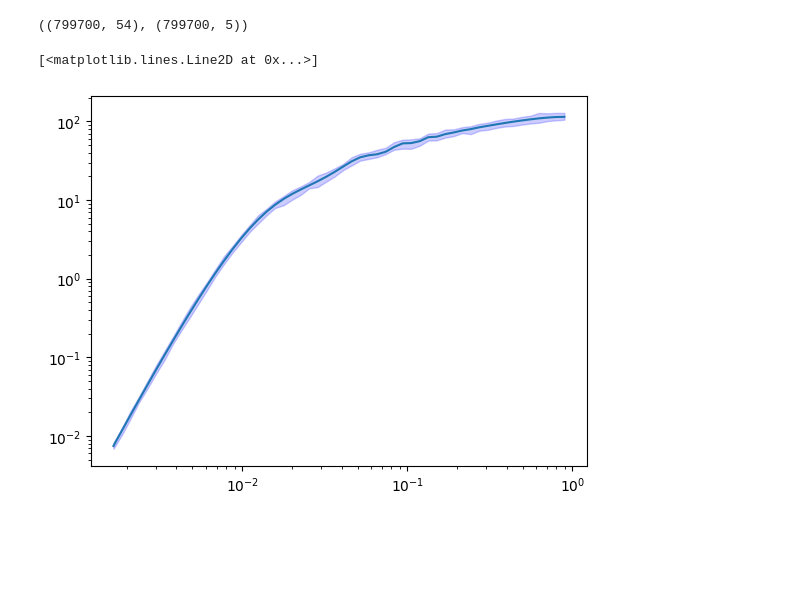
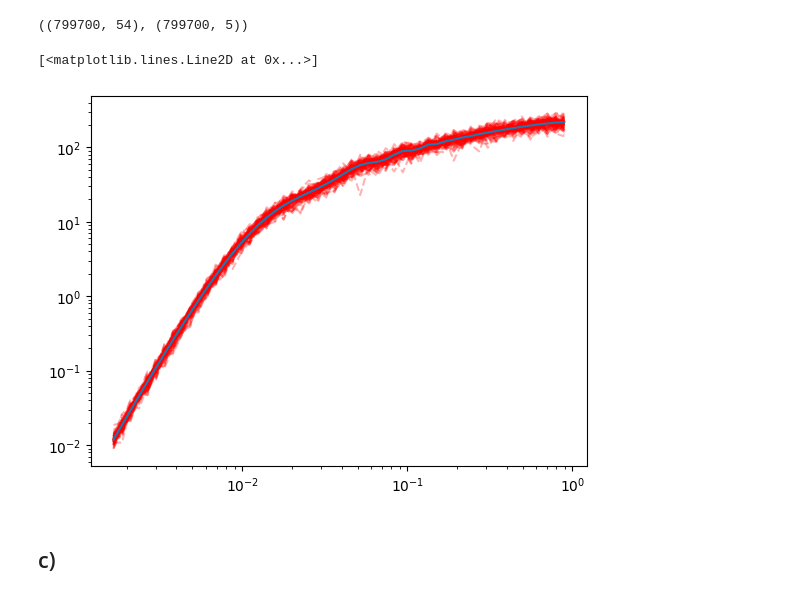
Before and after one commit to JoeyWee1/Machine-Learning-Enhanced-Inference-of-the-21-cm-Power-Spectrum-at-Cosmic-Dawn, a Jupyter notebook: ML_inference.ipynb, the cells around one changed output. Drawn from its saved outputs; the diff is of its cells as text; code cells hidden in the pictures; blank space fills up the shorter version.

```diff
--- a/ML_inference.ipynb
+++ b/ML_inference.ipynb
@@ -292,20 +292,26 @@ pnoisy_train.shape, theta_noisy_train.shape
 # %% [output]
 ((799700, 54), (799700, 5))
 # %%
-idx = 0
+idx = 1439
+
+
 
 k_train = raw_data['k_train']
 
 pnoisy_train_idx = pnoisy_train[idx: idx+n_fnoise] #(n_fnoise, 54)
-lower, upper = np.percentile( pnoisy_train_idx,[16, 84], axis=0)
+# lower, upper = np.percentile( pnoisy_train_idx,[16, 84], axis=0)
+
+start = idx * n_fnoise
 
 
 
-# for i in range(0, n_fnoise):
-#     j = idx + i
-#     plt.loglog(k_train[j], pnoisy_train[j], color = 'red', linestyle = '--', label = f"{i}th noisy version")
-plt.fill_between(k_train[j], lower, upper, alpha=0.2, color='blue', label=r'1-sigma uncertainty')
+for i in range(0, n_fnoise):
+    plt.loglog(k_train[idx], pnoisy_train[start + i], color='red', linestyle='--', alpha=0.3)
+    # plt.loglog(k_train[j], pnoisy_train[j], color = 'red', linestyle = '--', label = f"{i}th noisy version")
+    # plt.fill_between(k_train[j], lower, upper, alpha=0.2, color='blue', label=r'90% uncertainty')
 plt.loglog(k_train[idx], pmodel_train[idx], label = "Ideal")
 # %% [output]
 [<matplotlib.lines.Line2D at 0x...>]
-[figure, old version]
+[figure, new version]
+# %% [markdown]
+## c)
```
